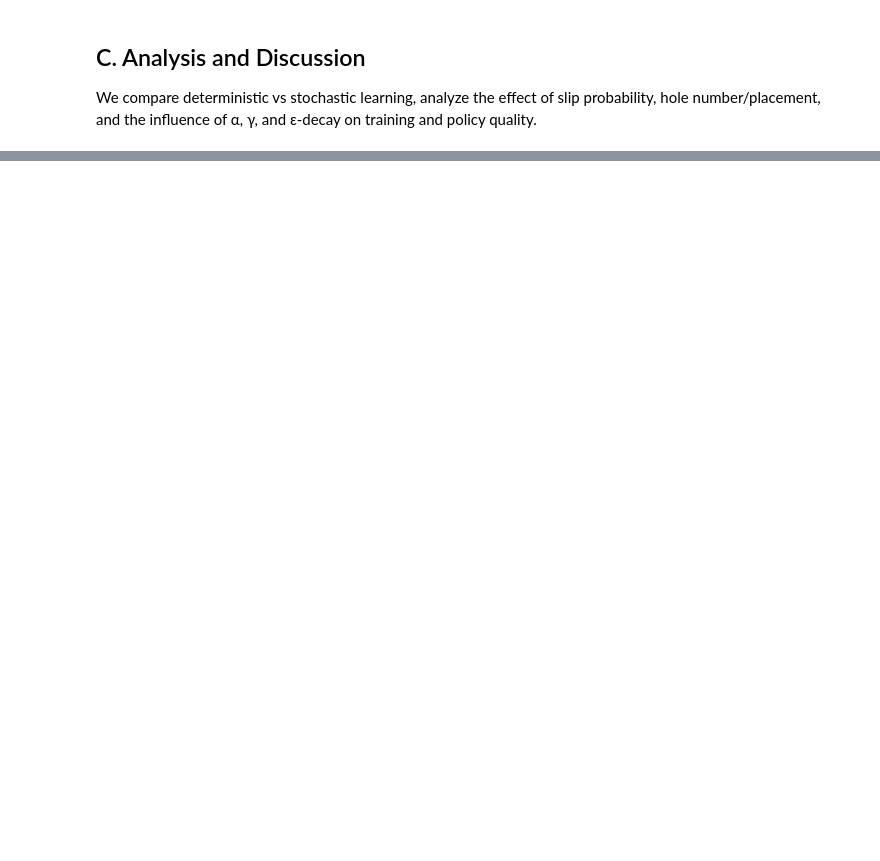
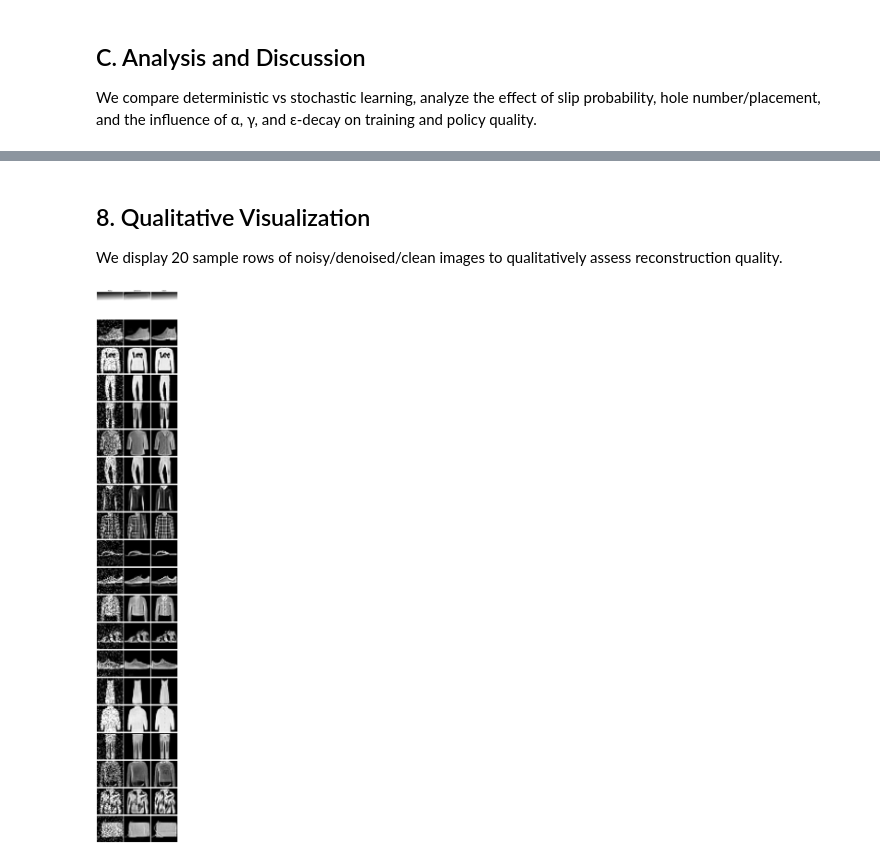
Before and after one commit to irvinghu07/DNNs-Playground, a Jupyter notebook: task3.ipynb, the cells around one changed output, grey strips where cells are left out. Saved outputs shown, nothing was run; the diff lists cells and outputs as text; code cells hidden in the pictures; blank space fills up the shorter version.

```diff
--- a/task3.ipynb
+++ b/task3.ipynb
@@ -1260,0 +35,31 @@ These additions complete plots, animations, slip control, hole variation, and an
+# %%
+class PairCsvDataset(Dataset):
+    """
+    Load paired noisy/clean Fashion-MNIST images from CSV files.
+    Each row is a flattened 28x28 image (784 values).
+    Returns tensors shaped [1, 28, 28], normalized to [0,1].
+    """
+    def __init__(self, noisy_csv: str, clean_csv: str,
+                 normalize: bool = True, dtype=np.float32):
+        self.noisy_df = pd.read_csv(noisy_csv, header=None)
+        self.clean_df = pd.read_csv(clean_csv, header=None)
+        assert len(self.noisy_df) == len(self.clean_df), (
+            f"Row count mismatch: noisy={len(self.noisy_df)} clean={len(self.clean_df)}"
+        )
+        self.normalize = normalize
+        self.dtype = dtype
+
+    def __len__(self):
+        return len(self.noisy_df)
+
+    def __getitem__(self, idx):
+        x = self.noisy_df.iloc[idx].to_numpy(dtype=self.dtype)
+        y = self.clean_df.iloc[idx].to_numpy(dtype=self.dtype)
+
+        if self.normalize:
+            x = x / 255.0
+            y = y / 255.0
+
+        x = torch.from_numpy(x).view(1, 28, 28)
+        y = torch.from_numpy(y).view(1, 28, 28)
+        return x, y
@@ -1260,0 +335,8 @@ These additions complete plots, animations, slip control, hole variation, and an
+# %% [markdown]
+## 8. Qualitative Visualization
+
+We display 20 sample rows of noisy/denoised/clean images to qualitatively assess reconstruction quality.
+# %%
+show_denoise_examples(model, test_loader, num_samples=20)
+# %% [output]
+[figure, added]
```
Also changed, not shown: parts of 77 cells of this notebook, 18 other files.
